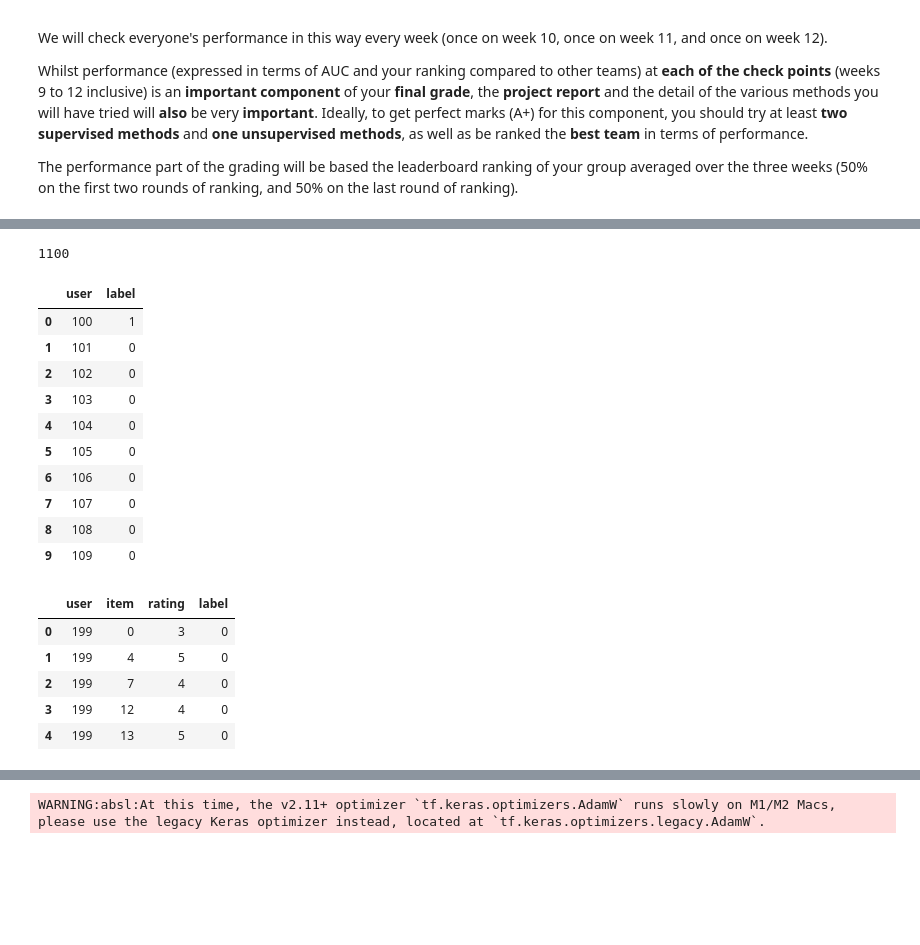
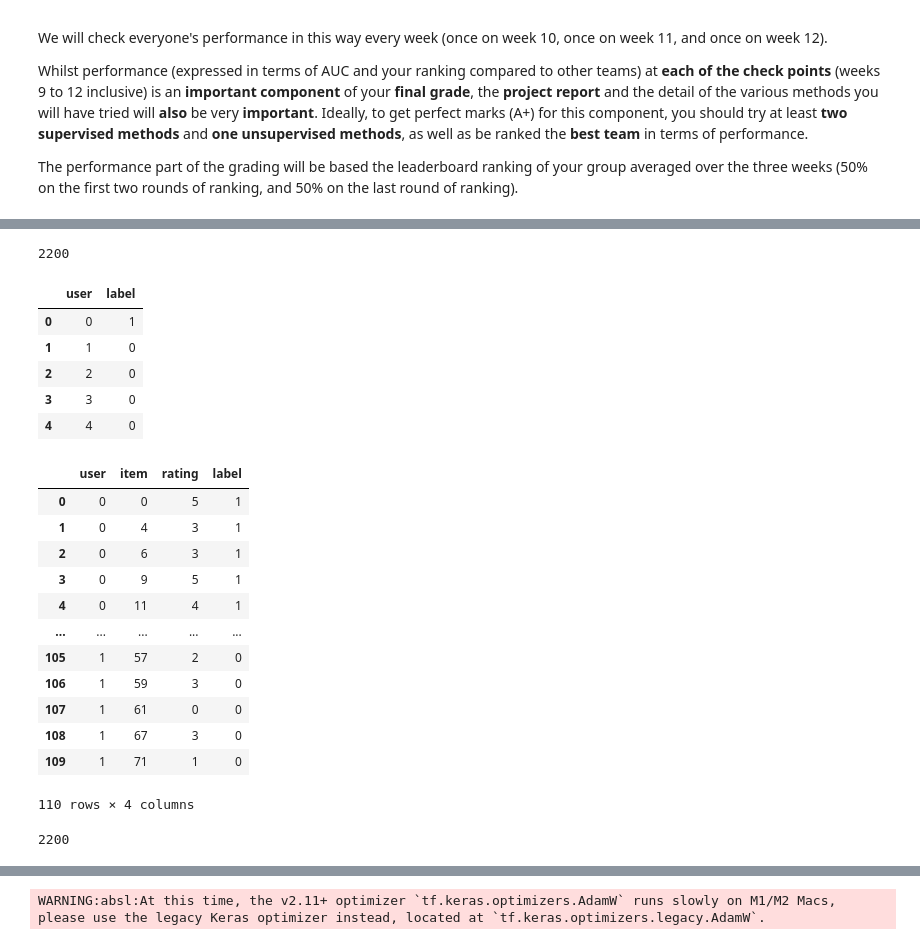
Before and after one commit to timooo-thy/CS421-ML-Competition, a Jupyter notebook: Project.ipynb, the cells around one changed output, grey strips where cells are left out. Saved outputs shown, nothing was run; the diff lists cells and outputs as text; code cells hidden in the pictures; blank space fills up the shorter version.

```diff
--- a/Project.ipynb
+++ b/Project.ipynb
@@ -38,13 +38,24 @@ The performance part of the grading will be based the leaderboard ranking of you
 import numpy as np
 import pandas as pd
 data=np.load("week_9_data/training_data_with_labels.npz")
+data_new = np.load("week_10_data/first_batch_test_with_labels.npz")
+
+X_existing = data["X"]
+y_existing = data["y"]
+X_existing[:, 0] = X_existing[:, 0] - 100
+y_existing[:, 0] = y_existing[:, 0] - 100
+
+X_new = data_new["X"]
+y_new = data_new["y"]
 # %%
-X=data["X"]
-y=data["y"]
+X = np.concatenate((X_existing, X_new), axis=0)
+y = np.concatenate((y_existing, y_new), axis=0)
+
+# X = X_existing
+# y = y_existing
 
 print("# of interactions:", X.shape[0])
 print("# of anomalous and normal users:", np.count_nonzero(y==1), np.count_nonzero(y==0))
-
 
 XX=pd.DataFrame(X)
 yy=pd.DataFrame(y)
@@ -57,2 +68,2 @@ print("# of items:", XX['item'].unique().shape[0])
 # %%
-XX.head()
+XX.sort_values(by=['user','item'],inplace=True)
@@ -66,20 +88,15 @@ XX.head()
 # %%
 len(XX["user"].unique())
 # %% [output]
-1100
+2200
 # %%
 yy.rename(columns={0:"user",1:"label"},inplace=True)
 # %%
-yy.head(10)
+yy.head()
 # %% [output]
 |  | user | label |
-| 0 | 100 | 1 |
-| 1 | 101 | 0 |
-| 2 | 102 | 0 |
-| 3 | 103 | 0 |
-| 4 | 104 | 0 |
-| 5 | 105 | 0 |
-| 6 | 106 | 0 |
-| 7 | 107 | 0 |
-| 8 | 108 | 0 |
-| 9 | 109 | 0 |
+| 0 | 0 | 1 |
+| 1 | 1 | 0 |
+| 2 | 2 | 0 |
+| 3 | 3 | 0 |
+| 4 | 4 | 0 |
@@ -93,14 +108,25 @@ from tensorflow.keras.callbacks import EarlyStopping
 import tensorflow as tf
 # %%
 merged_data = pd.merge(XX, yy, on='user', how='left')
-merged_data.head()
+merged_data.head(110)
 # %% [output]
 |  | user | item | rating | label |
-| 0 | 199 | 0 | 3 | 0 |
-| 1 | 199 | 4 | 5 | 0 |
-| 2 | 199 | 7 | 4 | 0 |
-| 3 | 199 | 12 | 4 | 0 |
-| 4 | 199 | 13 | 5 | 0 |
+| 0 | 0 | 0 | 5 | 1 |
+| 1 | 0 | 4 | 3 | 1 |
+| 2 | 0 | 6 | 3 | 1 |
+| 3 | 0 | 9 | 5 | 1 |
+| 4 | 0 | 11 | 4 | 1 |
+| ... | ... | ... | ... | ... |
+| 105 | 1 | 57 | 2 | 0 |
+| 106 | 1 | 59 | 3 | 0 |
+| 107 | 1 | 61 | 0 | 0 |
+| 108 | 1 | 67 | 3 | 0 |
+| 109 | 1 | 71 | 1 | 0 |
+110 rows × 4 columns
+# %%
+len(merged_data["user"].unique())
+# %% [output]
+2200
 # %%
 import random
 random.seed(42)
```
Also changed, not shown: parts of 32 cells of this notebook, 4 other files.
